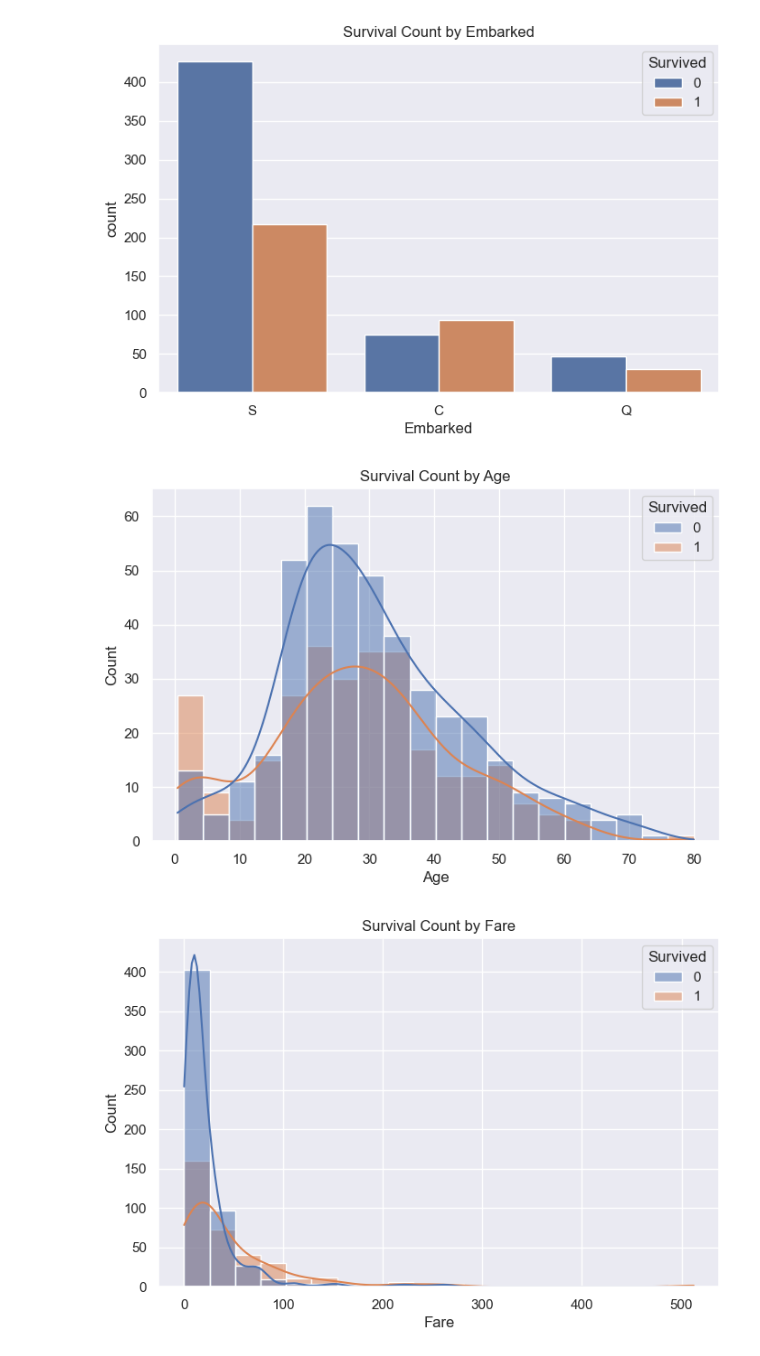
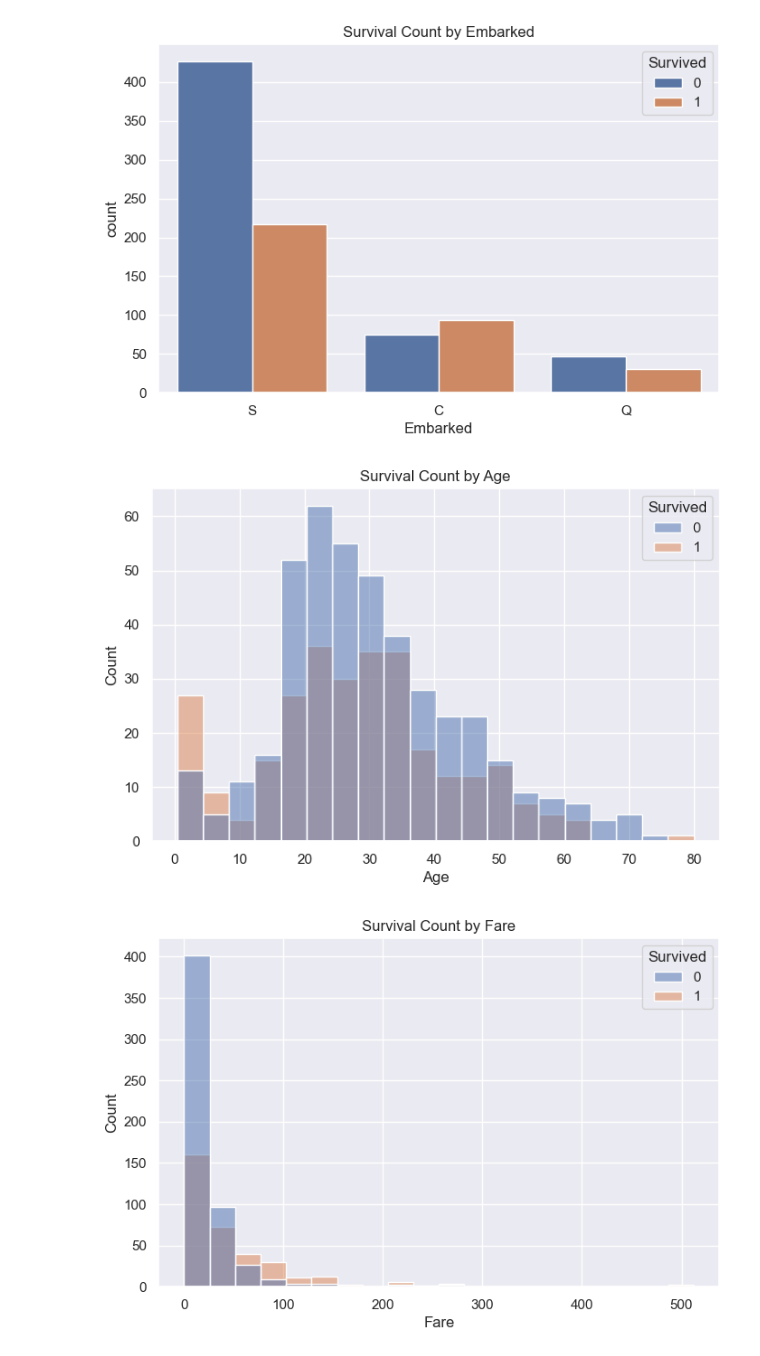
Before and after one commit to filcampos00/ML-titanic, a Jupyter notebook: src/titanic_notebook.ipynb, the cells around one changed output. Drawn from its saved outputs; the diff is of its cells as text; code cells hidden in the pictures.

```diff
--- a/src/titanic_notebook.ipynb
+++ b/src/titanic_notebook.ipynb
@@ -189,12 +189,12 @@ for feature in categorical_features:
 # %%
 # Create subplots for each numerical feature
 numerical_features = ['Age', 'Fare']
 
 for feature in numerical_features:
     plt.figure(figsize=(8, 5))
-    sns.histplot(data=train_df, x=feature, hue='Survived', bins=20, kde=True)
+    sns.histplot(data=train_df, x=feature, hue='Survived', bins=20)
     plt.title('Survival Count by ' + feature)
     plt.show()
 # %% [output]
-[figure, old version]
+[figure, new version]
-[figure, old version]
+[figure, new version]
```
Also changed, not shown: parts of 1 cell of this notebook.
